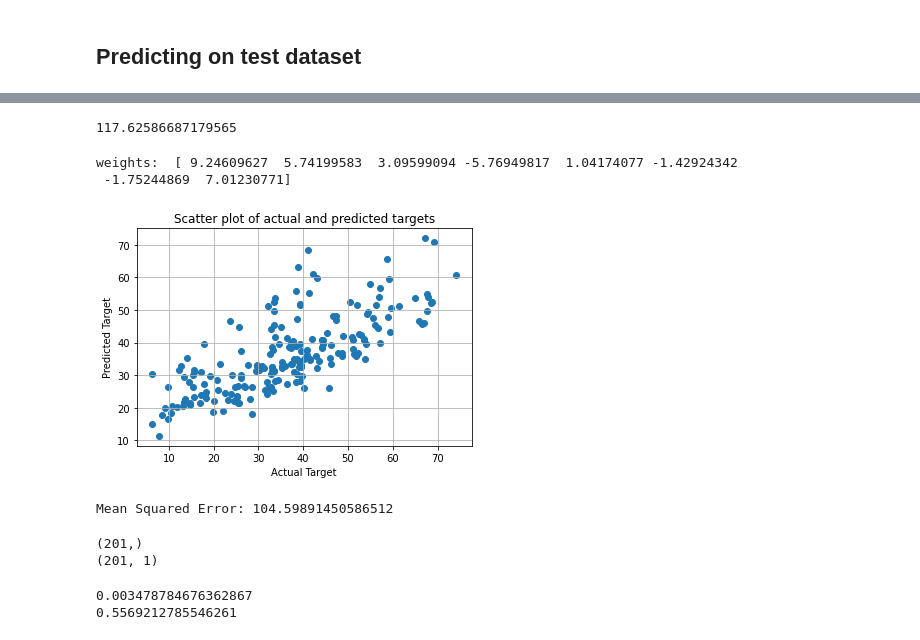
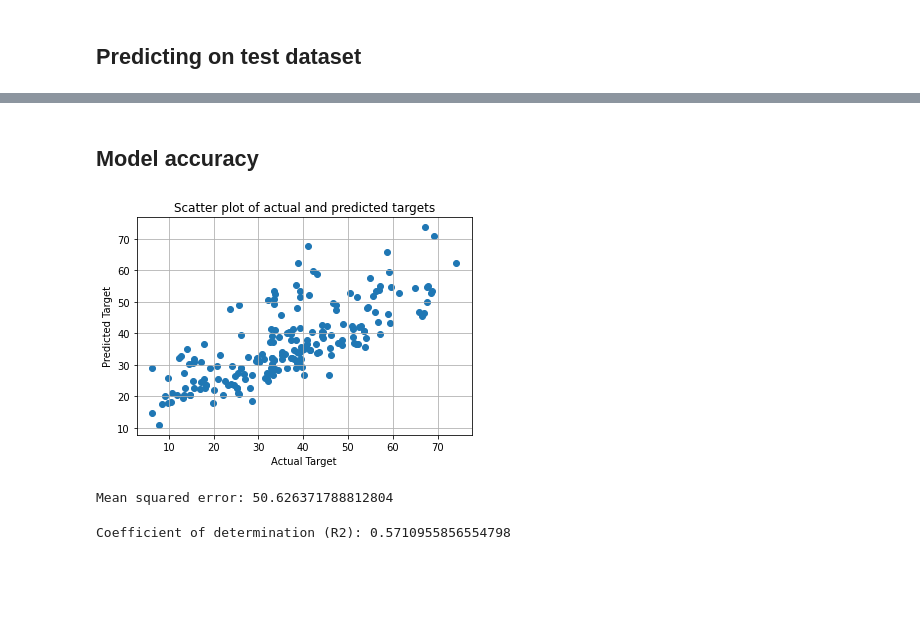
Before and after one commit to NeeteshDadwariya/CS6375, a Jupyter notebook: assignments/assignment1/part1.ipynb, the cells around one changed output, grey strips where cells are left out. Saved outputs shown, nothing was run; the diff lists cells and outputs as text; code cells hidden in the pictures; blank space fills up the shorter version.

```diff
--- a/assignments/assignment1/part1.ipynb
+++ b/assignments/assignment1/part1.ipynb
@@ -241,39 +248,21 @@ print(y_test.shape)
+# %% [markdown]
+## Model accuracy
+# %%
+plt.scatter(y_test,y_pred)
+plt.grid()
+plt.xlabel('Actual Target')
+plt.ylabel('Predicted Target')
+plt.title('Scatter plot of actual and predicted targets')
+plt.show()
+# %% [output]
+[figure, added]
 # %%
 mse = model.evaluate(X_test, y_test, y_pred)
-print(mse)
+print("Mean squared error:", mse)
 # %% [output]
-117.62586687179565
+Mean squared error: 50.626371788812804
-# %%
-#Testing on a pre-defined function: from sklearn.preprocessing import StandardScaler
-from sklearn.linear_model import SGDRegressor
-from sklearn.metrics import mean_squared_error
-n_iter=500
-sgdtrain = SGDRegressor(max_iter=n_iter)
-sgdtrain.fit(X_train, y_train)
-print("weights: ", sgdtrain.coef_)
-y_prediction = sgdtrain.predict(X_test)
-plt.scatter(y_test,y_prediction)
-plt.grid()
-plt.xlabel('Actual Target')
-plt.ylabel('Predicted Target')
-plt.title('Scatter plot of actual and predicted targets')
-plt.show()
-print('Mean Squared Error:',mean_squared_error(y_test, y_prediction))
-# %% [output]
-weights:  [ 9.24609627  5.74199583  3.09599094 -5.76949817  1.04174077 -1.42924342
- -1.75244869  7.01230771]
-[figure, removed]
-Mean Squared Error: 104.59891450586512
-# %%
-print(y_test.shape)
-print(y_pred.shape)
-# %% [output]
-(201,)
-(201, 1)
 # %%
 from sklearn.metrics import r2_score
-print(r2_score(y_test, y_pred))
-print(r2_score(y_test, y_prediction))
+print("Coefficient of determination (R2):", r2_score(y_test, y_pred))
 # %% [output]
-0.003478784676362867
-0.5569212785546261
+Coefficient of determination (R2): 0.5710955856554798
```
Also changed, not shown: parts of 22 cells of this notebook.
